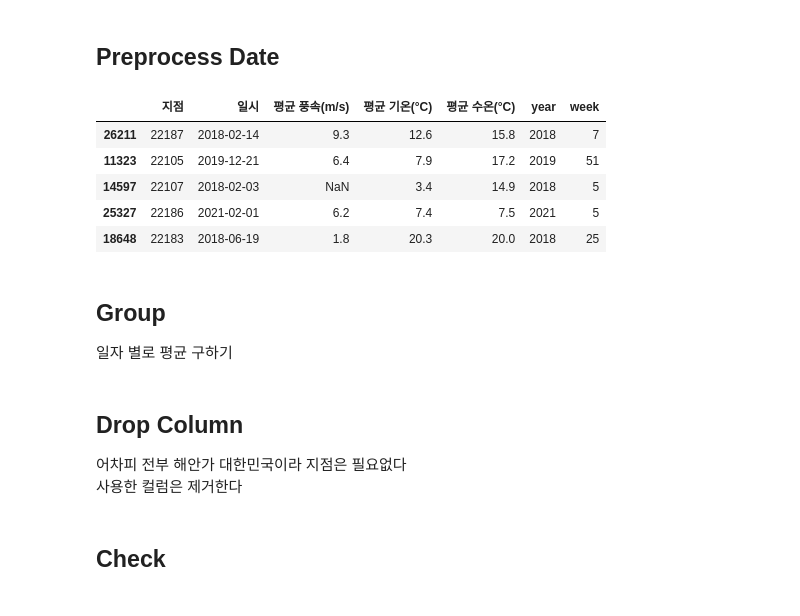
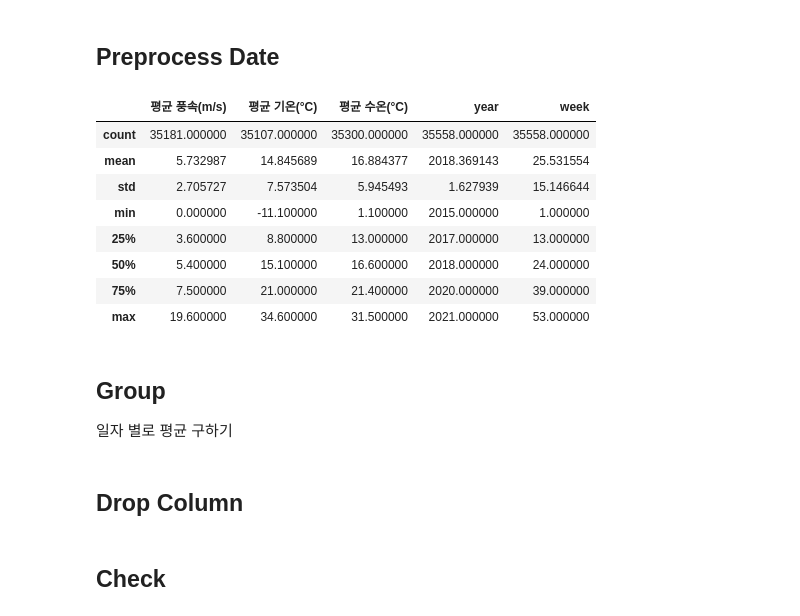
Before and after one commit to Yeony54/Project_Seafood_Import_Price_Prediction, a Jupyter notebook: 민서_Preprocessing.ipynb, the cells around one changed output. Saved outputs shown, nothing was run; the diff lists cells and outputs as text; code cells hidden in the pictures.

```diff
--- a/민서_Preprocessing.ipynb
+++ b/민서_Preprocessing.ipynb
@@ -345,21 +355,26 @@ df_train = pd.merge(df_train, df_oil, how='left', on=['year', 'week'])
 # %% [markdown]
 ## Import Data
 # %%
-df_weather_kr = pd.read_csv(os.path.join(root, 'raw_weather_korea.csv'), encoding='euc-kr')
+df_weather_kr = pd.read_csv(os.path.join(root, 'raw_weather_korea.csv'),
+                            encoding='euc-kr',
+                            usecols=["일시", "평균 풍속(m/s)", "평균 기온(°C)", "평균 수온(°C)"])
 # %% [markdown]
 ## Preprocess Date
 # %%
 df_weather_kr['date'] = pd.to_datetime(df_weather_kr['일시'].str[:4] + df_weather_kr['일시'].str[5:7] + df_weather_kr['일시'].str[8:])
 set_week(df_weather_kr, 'date')
-# %%
-df_weather_kr.sample(5)
-# %% [output]
-|  | 지점 | 일시 | 평균 풍속(m/s) | 평균 기온(°C) | 평균 수온(°C) | year | week |
-| 26211 | 22187 | 2018-02-14 | 9.3 | 12.6 | 15.8 | 2018 | 7 |
-| 11323 | 22105 | 2019-12-21 | 6.4 | 7.9 | 17.2 | 2019 | 51 |
-| 14597 | 22107 | 2018-02-03 | NaN | 3.4 | 14.9 | 2018 | 5 |
-| 25327 | 22186 | 2021-02-01 | 6.2 | 7.4 | 7.5 | 2021 | 5 |
-| 18648 | 22183 | 2018-06-19 | 1.8 | 20.3 | 20.0 | 2018 | 25 |
+# %%
+df_weather_kr.describe()
+# %% [output]
+|  | 평균 풍속(m/s) | 평균 기온(°C) | 평균 수온(°C) | year | week |
+| count | 35181.000000 | 35107.000000 | 35300.000000 | 35558.000000 | 35558.000000 |
+| mean | 5.732987 | 14.845689 | 16.884377 | 2018.369143 | 25.531554 |
+| std | 2.705727 | 7.573504 | 5.945493 | 1.627939 | 15.146644 |
+| min | 0.000000 | -11.100000 | 1.100000 | 2015.000000 | 1.000000 |
+| 25% | 3.600000 | 8.800000 | 13.000000 | 2017.000000 | 13.000000 |
+| 50% | 5.400000 | 15.100000 | 16.600000 | 2018.000000 | 24.000000 |
+| 75% | 7.500000 | 21.000000 | 21.400000 | 2020.000000 | 39.000000 |
+| max | 19.600000 | 34.600000 | 31.500000 | 2021.000000 | 53.000000 |
 # %% [markdown]
 ## Group
 일자 별로 평균 구하기
@@ -367,8 +382,6 @@ df_weather_kr.sample(5)
 df_weather_kr['wind_kr'] = df_weather_kr[['year', 'week', '평균 풍속(m/s)']].groupby(['year', 'week']).transform('mean')
 df_weather_kr['temperature_kr'] = df_weather_kr[['year', 'week', '평균 기온(°C)']].groupby(['year', 'week']).transform('mean')
 df_weather_kr['water_temp_kr'] = df_weather_kr[['year', 'week', '평균 수온(°C)']].groupby(['year', 'week']).transform('mean')
-# %% [markdown]
-## Drop Column
-어차피 전부 해안가 대한민국이라 지점은 필요없다
-사용한 컬럼은 제거한다
+# %% [markdown]
+## Drop Column
 # %%
```
Also changed, not shown: parts of 55 cells of this notebook, 16 other files.
